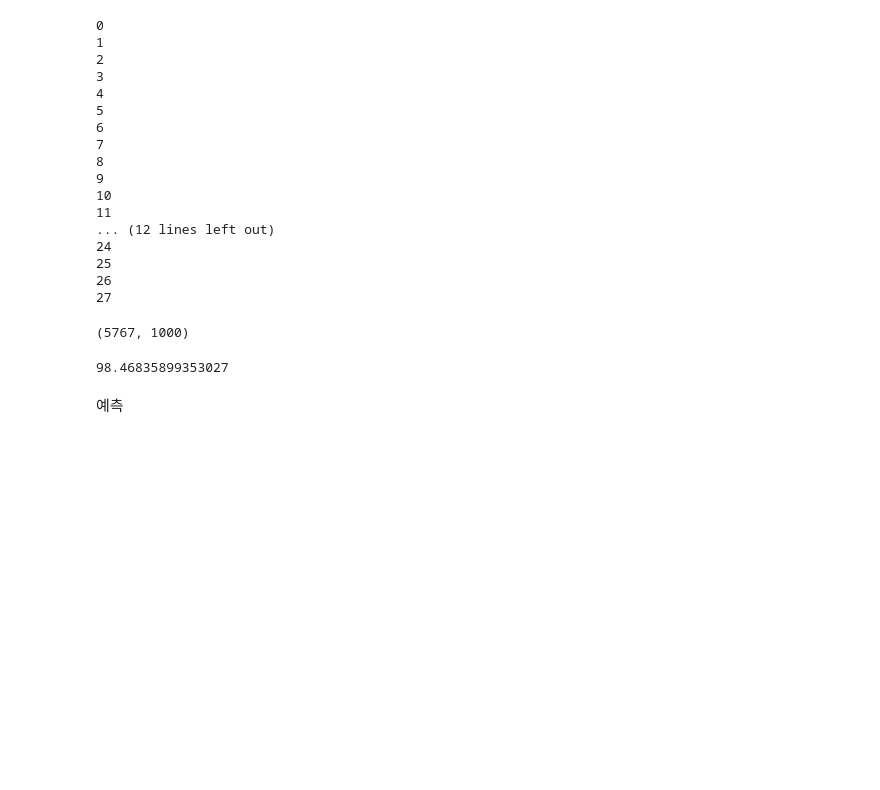
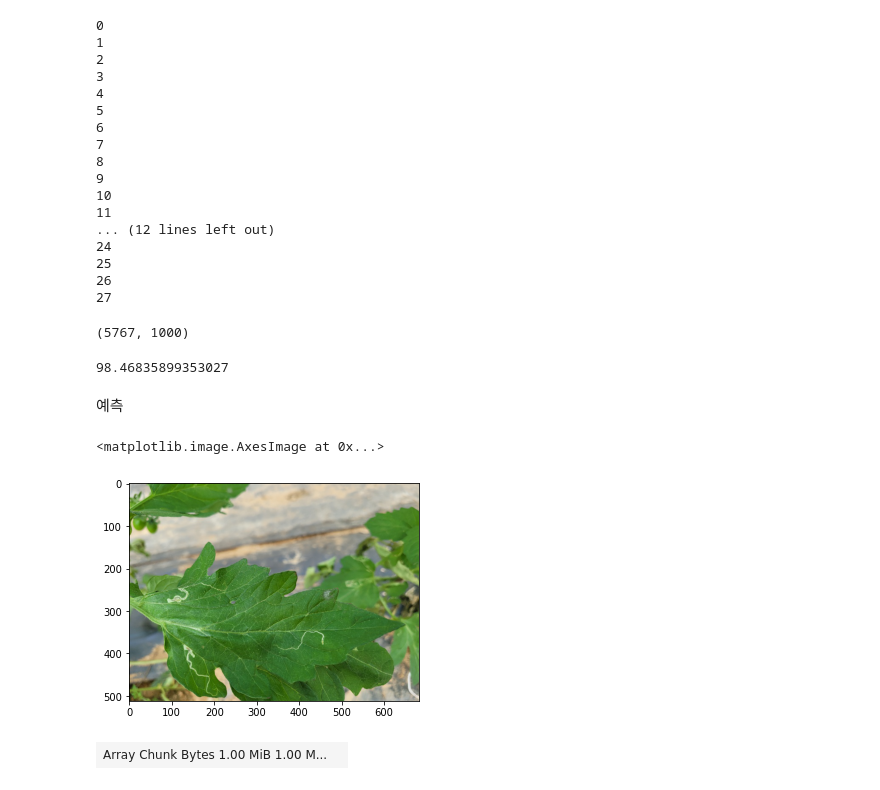
Before and after one commit to ByeonggeonGo/Dacon_tabular_img_classification_model, a Jupyter notebook: only_img_dask_vgg_igb.ipynb, the cells around one changed output. Saved outputs shown, nothing was run; the diff lists cells and outputs as text; code cells hidden in the pictures; blank space fills up the shorter version.

```diff
--- a/only_img_dask_vgg_igb.ipynb
+++ b/only_img_dask_vgg_igb.ipynb
@@ -251,6 +254,16 @@ print(time.time()-start)
 #making_img_set
 test_row_img = dask_image.imread.imread(path+"/test/*/*.jpg")
 # test_row_img = test_row_img.rechunk(1000)
+# %%
+import matplotlib.pyplot as plt
+plt.imshow(test_row_img[-2])
+# %% [output]
+<matplotlib.image.AxesImage at 0x...>
+[figure, added]
+# %%
+test_row_img[0]
+# %% [output]
+| Array Chunk Bytes 1.00 MiB 1.00 M... |  |
 # %%
 batch = [imageresize(img) for img in test_row_img[:]]
 print("ok")
```
Also changed, not shown: parts of 5 cells of this notebook, 2 other files.
